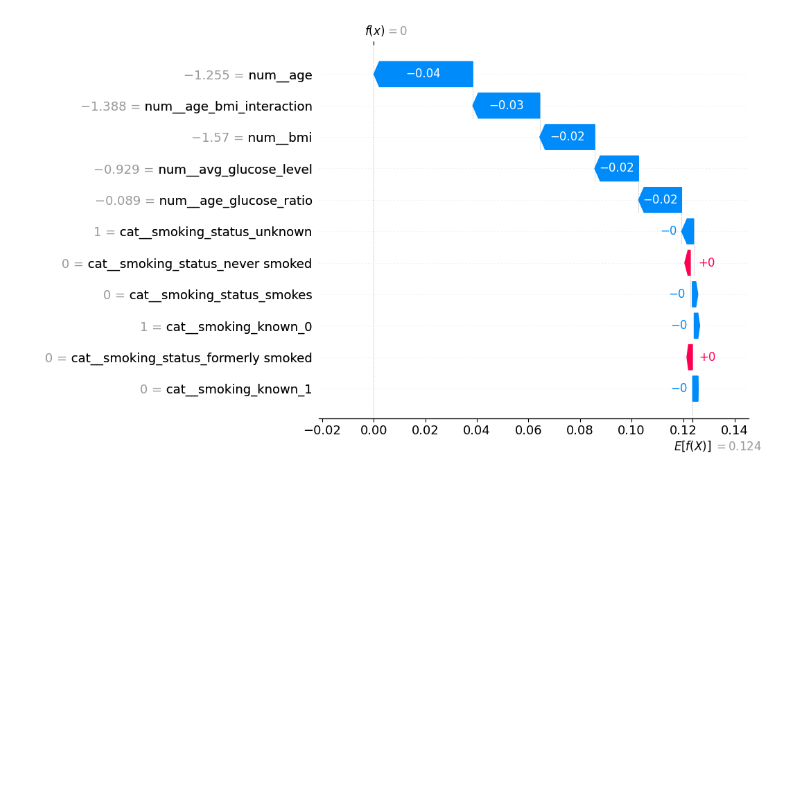
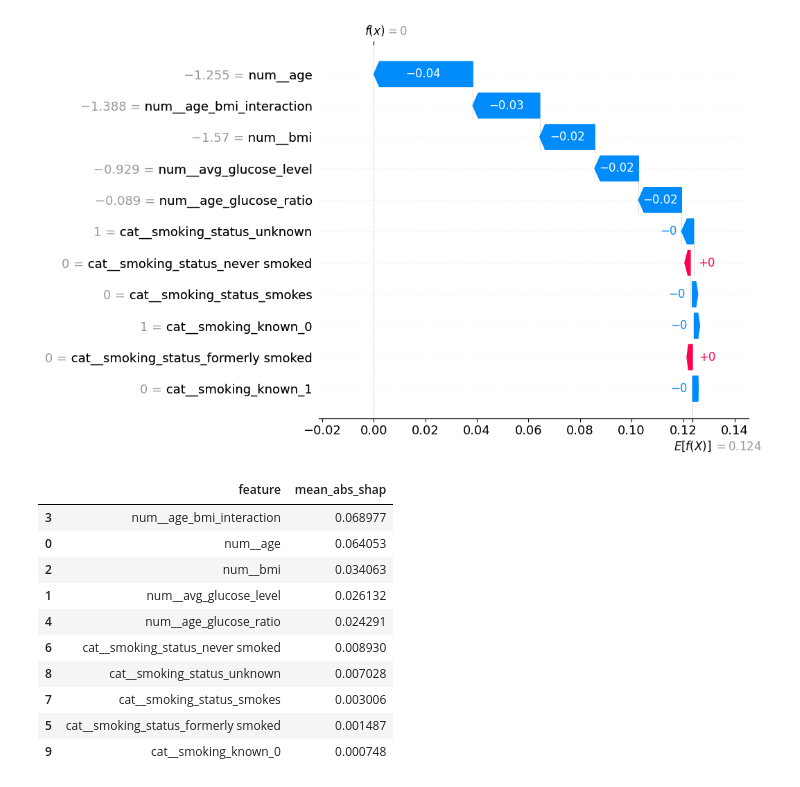
Before and after one commit to sean-code/stroke_project, a Jupyter notebook: notebooks/03_SHAP_Interpretation.ipynb, the cells around one changed output. Saved outputs shown, nothing was run; the diff lists cells and outputs as text; code cells hidden in the pictures; blank space fills up the shorter version.

```diff
--- a/notebooks/03_SHAP_Interpretation.ipynb
+++ b/notebooks/03_SHAP_Interpretation.ipynb
@@ -200,0 +218,19 @@ shap.plots.waterfall(ex[to_sel_idx(lo_x)], max_display=15)
+# %%
+import numpy as np, pandas as pd
+vals = np.abs(ex.values).mean(axis=0)
+top = (pd.DataFrame({"feature": ex.feature_names, "mean_abs_shap": vals})
+         .sort_values("mean_abs_shap", ascending=False))
+top.to_csv("../reports/top_shap_xgb.csv", index=False)
+top.head(10)
+# %% [output]
+|  | feature | mean_abs_shap |
+| 3 | num__age_bmi_interaction | 0.068977 |
+| 0 | num__age | 0.064053 |
+| 2 | num__bmi | 0.034063 |
+| 1 | num__avg_glucose_level | 0.026132 |
+| 4 | num__age_glucose_ratio | 0.024291 |
+| 6 | cat__smoking_status_never smoked | 0.008930 |
+| 8 | cat__smoking_status_unknown | 0.007028 |
+| 7 | cat__smoking_status_smokes | 0.003006 |
+| 5 | cat__smoking_status_formerly smoked | 0.001487 |
+| 9 | cat__smoking_known_0 | 0.000748 |
```
Also changed, not shown: parts of 1 cell of this notebook, 4 other files.
